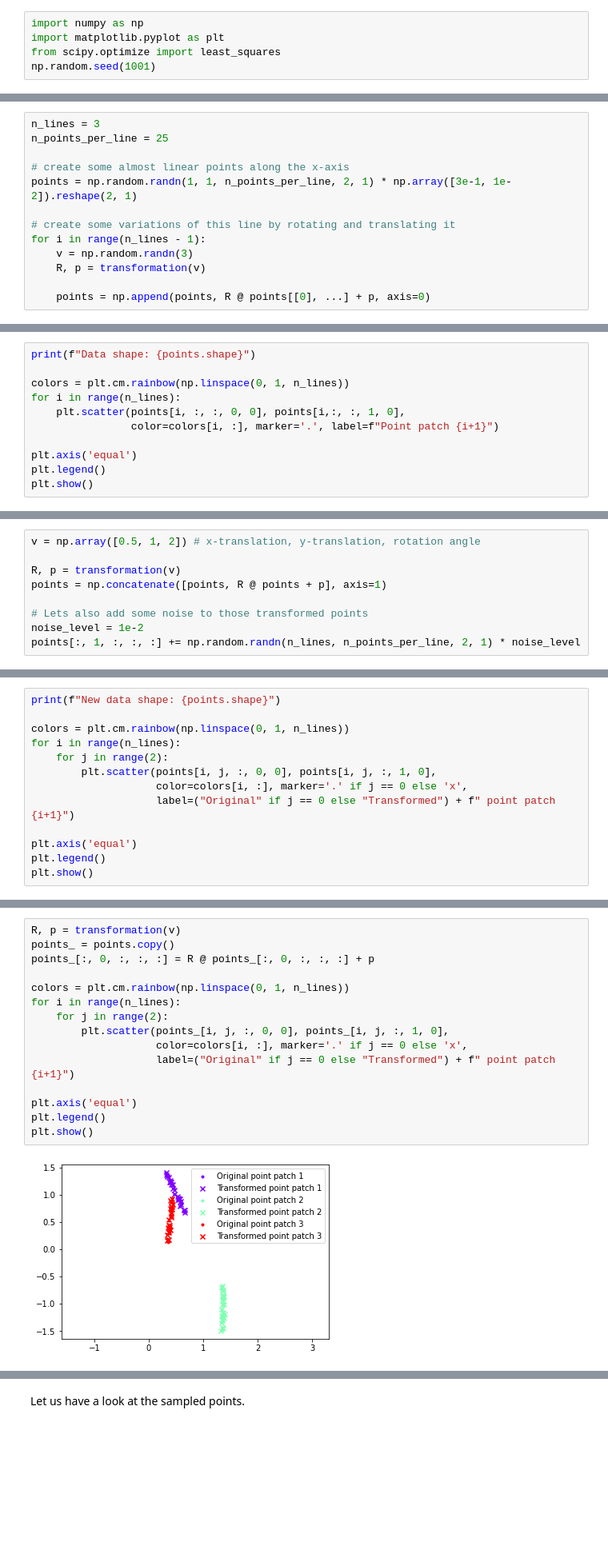
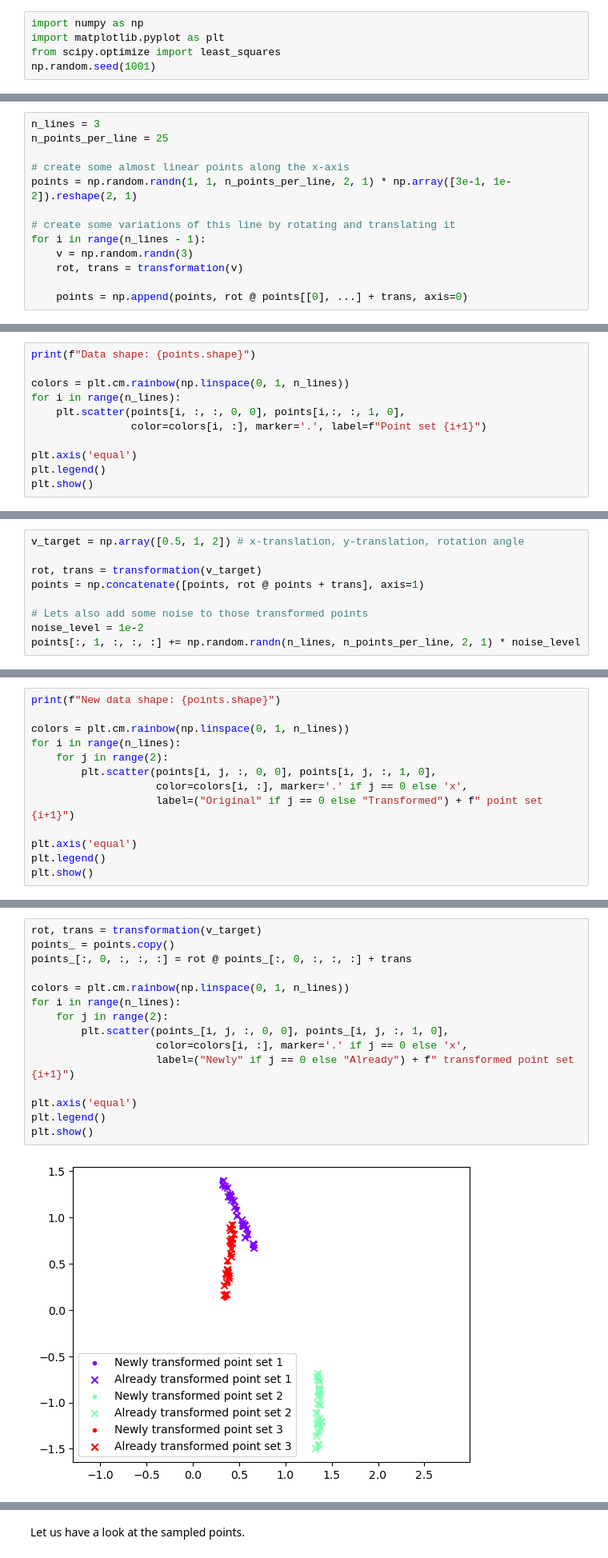
Before and after one commit to DavidBrandes/notebooks, a Jupyter notebook: eigenvalue_optimization/1_introduction.ipynb, the cells around one changed output, grey strips where cells are left out. Shown at 80% size. Drawn from its saved outputs; the diff is of its cells as text; blank space fills up the shorter version.

```diff
--- a/eigenvalue_optimization/1_introduction.ipynb
+++ b/eigenvalue_optimization/1_introduction.ipynb
@@ -58,7 +58,7 @@ points = np.random.randn(1, 1, n_points_per_line, 2, 1) * np.array([3e-1, 1e-2])
 # create some variations of this line by rotating and translating it
 for i in range(n_lines - 1):
     v = np.random.randn(3)
-    R, p = transformation(v)
+    rot, trans = transformation(v)
 
-    points = np.append(points, R @ points[[0], ...] + p, axis=0)
+    points = np.append(points, rot @ points[[0], ...] + trans, axis=0)
 # %% [markdown]
@@ -71,7 +71,7 @@ print(f"Data shape: {points.shape}")
 colors = plt.cm.rainbow(np.linspace(0, 1, n_lines))
 for i in range(n_lines):
     plt.scatter(points[i, :, :, 0, 0], points[i,:, :, 1, 0],
-                color=colors[i, :], marker='.', label=f"Point patch {i+1}")
+                color=colors[i, :], marker='.', label=f"Point set {i+1}")
 
 plt.axis('equal')
 plt.legend()
@@ -84,8 +84,8 @@ We now assume this data is altered by a rotation and translation, specified by v
 # %%
-v = np.array([0.5, 1, 2]) # x-translation, y-translation, rotation angle
+v_target = np.array([0.5, 1, 2]) # x-translation, y-translation, rotation angle
 
-R, p = transformation(v)
-points = np.concatenate([points, R @ points + p], axis=1)
+rot, trans = transformation(v_target)
+points = np.concatenate([points, rot @ points + trans], axis=1)
 
 # Lets also add some noise to those transformed points
 noise_level = 1e-2
@@ -102,7 +102,7 @@ for i in range(n_lines):
     for j in range(2):
         plt.scatter(points[i, j, :, 0, 0], points[i, j, :, 1, 0],
                     color=colors[i, :], marker='.' if j == 0 else 'x',
-                    label=("Original" if j == 0 else "Transformed") + f" point patch {i+1}")
+                    label=("Original" if j == 0 else "Transformed") + f" point set {i+1}")
 
 plt.axis('equal')
 plt.legend()
@@ -161,20 +178,20 @@ The ultimate task of this notebook is to estimate the previously specified trans
 
 The optimal solution therefore should look like this. The two point sets overlap each other well.
 # %%
-R, p = transformation(v)
+rot, trans = transformation(v_target)
 points_ = points.copy()
-points_[:, 0, :, :, :] = R @ points_[:, 0, :, :, :] + p
+points_[:, 0, :, :, :] = rot @ points_[:, 0, :, :, :] + trans
 
 colors = plt.cm.rainbow(np.linspace(0, 1, n_lines))
 for i in range(n_lines):
     for j in range(2):
         plt.scatter(points_[i, j, :, 0, 0], points_[i, j, :, 1, 0],
                     color=colors[i, :], marker='.' if j == 0 else 'x',
-                    label=("Original" if j == 0 else "Transformed") + f" point patch {i+1}")
+                    label=("Newly" if j == 0 else "Already") + f" transformed point set {i+1}")
 
 plt.axis('equal')
 plt.legend()
 plt.show()
 # %% [output]
-[figure, old version]
+[figure, new version]
 # %% [markdown]
```
Also changed, not shown: parts of 25 cells of this notebook, 4 other files.
